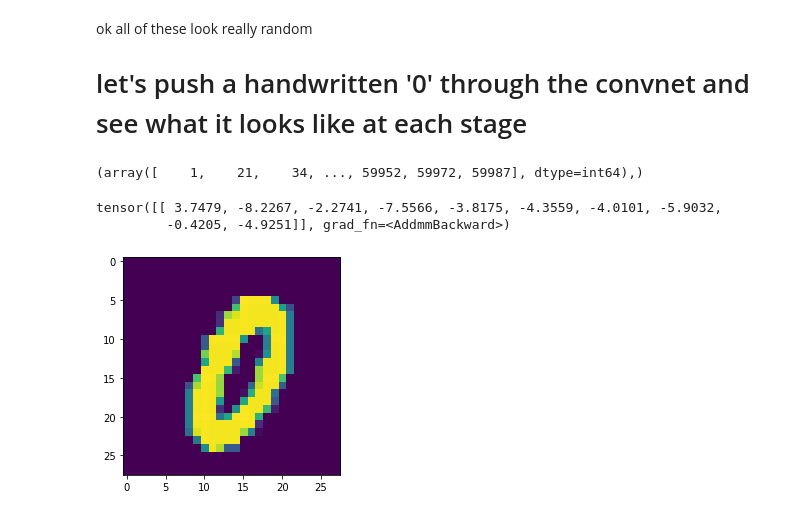
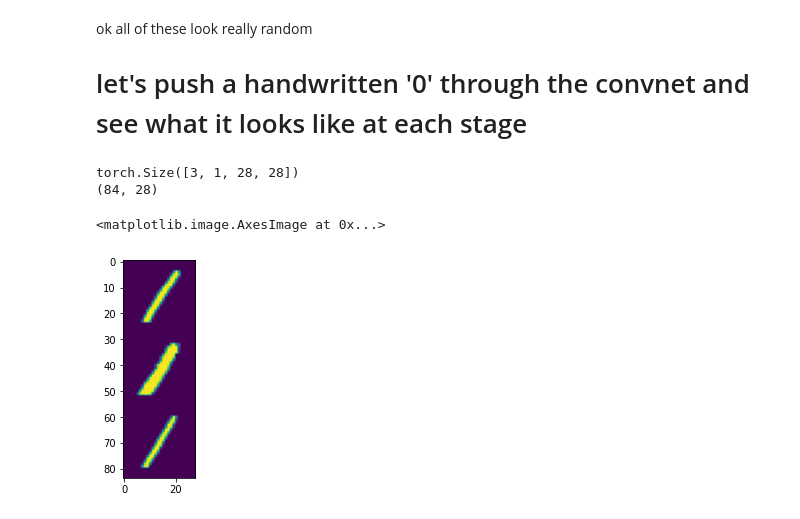
Before and after one commit to seangao14/mnist-cnn-visualizer, a Jupyter notebook: playground.ipynb, the cells around one changed output. Saved outputs shown, nothing was run; the diff lists cells and outputs as text; code cells hidden in the pictures.

```diff
--- a/playground.ipynb
+++ b/playground.ipynb
@@ -75,19 +75,26 @@ X_test = np.load('data/X_train.npy', allow_pickle=True)
 y_test = np.load('data/y_train.npy', allow_pickle=True)
 X_test = torch.tensor(X_test).view(-1, 1, 28, 28).float()
 # %%
-# find some 0s
-zero_loc = np.where(y_test == 0)
+NUM = 1
+NUM_NUMS = 3
 
-zero_loc
+# find some numss
+num_loc = np.where(y_test == NUM)[0]
+num_loc
-# %% [output]
-(array([    1,    21,    34, ..., 59952, 59972, 59987], dtype=int64),)
-# %%
-# see if the convnet identifies the first 0 correctly
-zero = X_test[34].view(-1,1,28,28)
-plt.imshow(zero[0][0])
-print(model(zero))
-# %% [output]
-tensor([[ 3.7479, -8.2267, -2.2741, -7.5566, -3.8175, -4.3559, -4.0101, -5.9032,
-         -0.4205, -4.9251]], grad_fn=<AddmmBackward>)
-[figure, removed]
+# %%
+# since im too lazy to calculate good starting spots ill just use 200
+start = np.random.randint(200)
+nums = X_test[num_loc[start:start+3]].view(-1,1,28,28)
+print(nums.shape)
+dig_img = nums.reshape(-1, 28, 28)
+dig_img = [i for i in dig_img] # huh idk why i need this but apparently you can only concat list
+dig_img = np.concatenate((dig_img[:]))
+print(dig_img.shape)
+plt.imshow(dig_img)
+# print(model(zero))
+# %% [output]
+torch.Size([3, 1, 28, 28])
+(84, 28)
+<matplotlib.image.AxesImage at 0x...>
+[figure, added]
 # %% [markdown]
```
Also changed, not shown: parts of 8 cells of this notebook.
